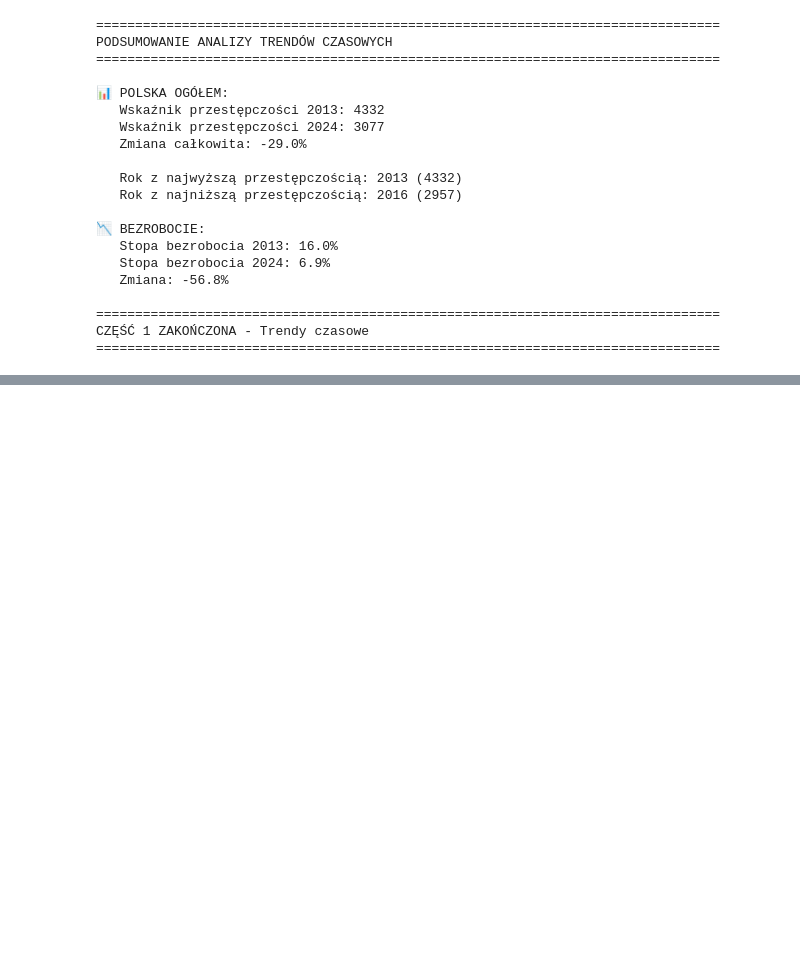
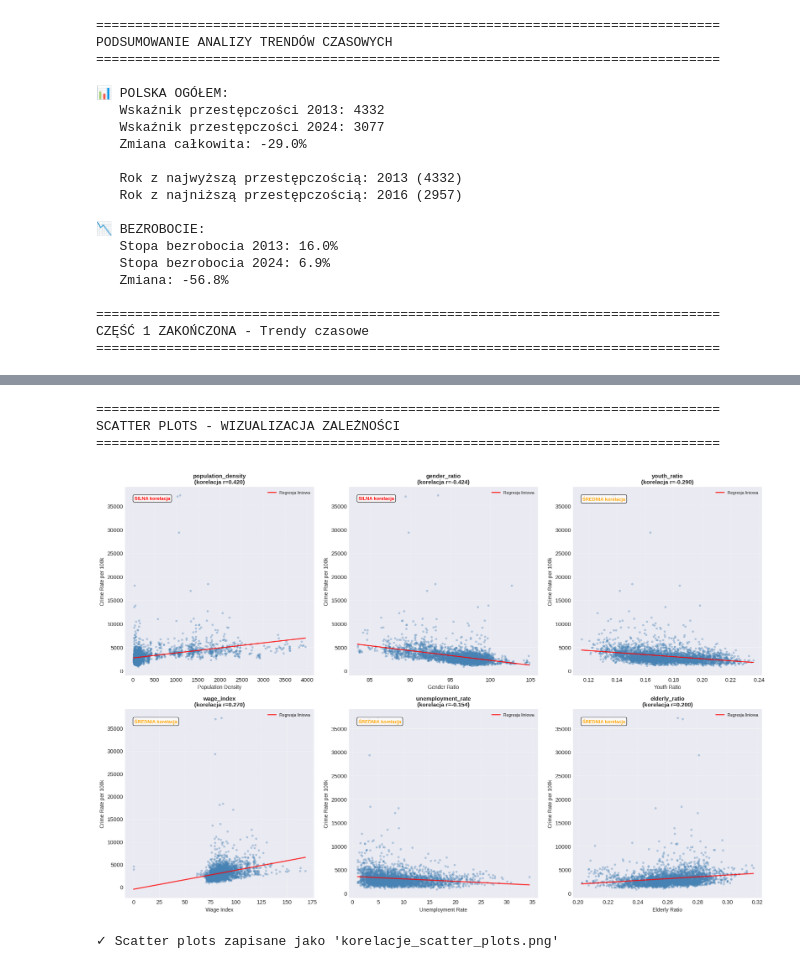
Before and after one commit to imizgun/polish-crimes-eda, a Jupyter notebook: polish_crimes_eda.ipynb, the cells around one changed output, grey strips where cells are left out. Saved outputs shown, nothing was run; the diff lists cells and outputs as text; code cells hidden in the pictures; blank space fills up the shorter version.

```diff
--- a/polish_crimes_eda.ipynb
+++ b/polish_crimes_eda.ipynb
@@ -394,0 +508,68 @@ CZĘŚĆ 1 ZAKOŃCZONA - Trendy czasowe
+# %%
+print("\n" + "="*80)
+print("SCATTER PLOTS - WIZUALIZACJA ZALEŻNOŚCI")
+print("="*80)
+
+# Wybieramy 6 najważniejszych features do wizualizacji
+top_features = [
+    'population_density',
+    'gender_ratio',
+    'youth_ratio',
+    'wage_index',
+    'unemployment_rate',
+    'elderly_ratio'
+]
+
+fig, axes = plt.subplots(2, 3, figsize=(18, 12))
+axes = axes.flatten()
+
+for idx, feature in enumerate(top_features):
+    ax = axes[idx]
+
+    # Scatter plot
+    ax.scatter(df_ml_ready[feature], df_ml_ready[target], alpha=0.3, s=10, color='steelblue')
+
+    # Linia regresji
+    z = np.polyfit(df_ml_ready[feature].dropna(), df_ml_ready[df_ml_ready[feature].notna()][target], 1)
+    p = np.poly1d(z)
+    x_line = np.linspace(df_ml_ready[feature].min(), df_ml_ready[feature].max(), 100)
+    ax.plot(x_line, p(x_line), "r-", linewidth=2, alpha=0.8, label='Regresja liniowa')
+
+    # Korelacja
+    corr = correlation_matrix.loc[target, feature]
+
+    # Tytuł i etykiety
+    ax.set_title(f'{feature}\n(korelacja r={corr:.3f})',
+                fontsize=11, fontweight='bold')
+    ax.set_xlabel(feature.replace('_', ' ').title(), fontsize=10)
+    ax.set_ylabel('Crime Rate per 100k', fontsize=10)
+    ax.grid(True, alpha=0.3)
+    ax.legend(fontsize=8)
+
+    # Dodanie tekstu z interpretacją
+    if abs(corr) > 0.3:
+        strength = "SILNA"
+        color = 'red'
+    elif abs(corr) > 0.15:
+        strength = "ŚREDNIA"
+        color = 'orange'
+    else:
+        strength = "SŁABA"
+        color = 'gray'
+
+    ax.text(0.05, 0.95, f'{strength} korelacja',
+           transform=ax.transAxes, fontsize=9,
+           verticalalignment='top', color=color, fontweight='bold',
+           bbox=dict(boxstyle='round', facecolor='white', alpha=0.8))
+
+plt.tight_layout()
+plt.savefig('./output/imgs/korelacje_scatter_plots.png', dpi=300, bbox_inches='tight')
+plt.show()
+
+print("\n✓ Scatter plots zapisane jako 'korelacje_scatter_plots.png'")
+# %% [output]
+================================================================================
+SCATTER PLOTS - WIZUALIZACJA ZALEŻNOŚCI
+================================================================================
+[figure, added]
+✓ Scatter plots zapisane jako 'korelacje_scatter_plots.png'
```
Also changed, not shown: parts of 14 cells of this notebook, 3 other files.
